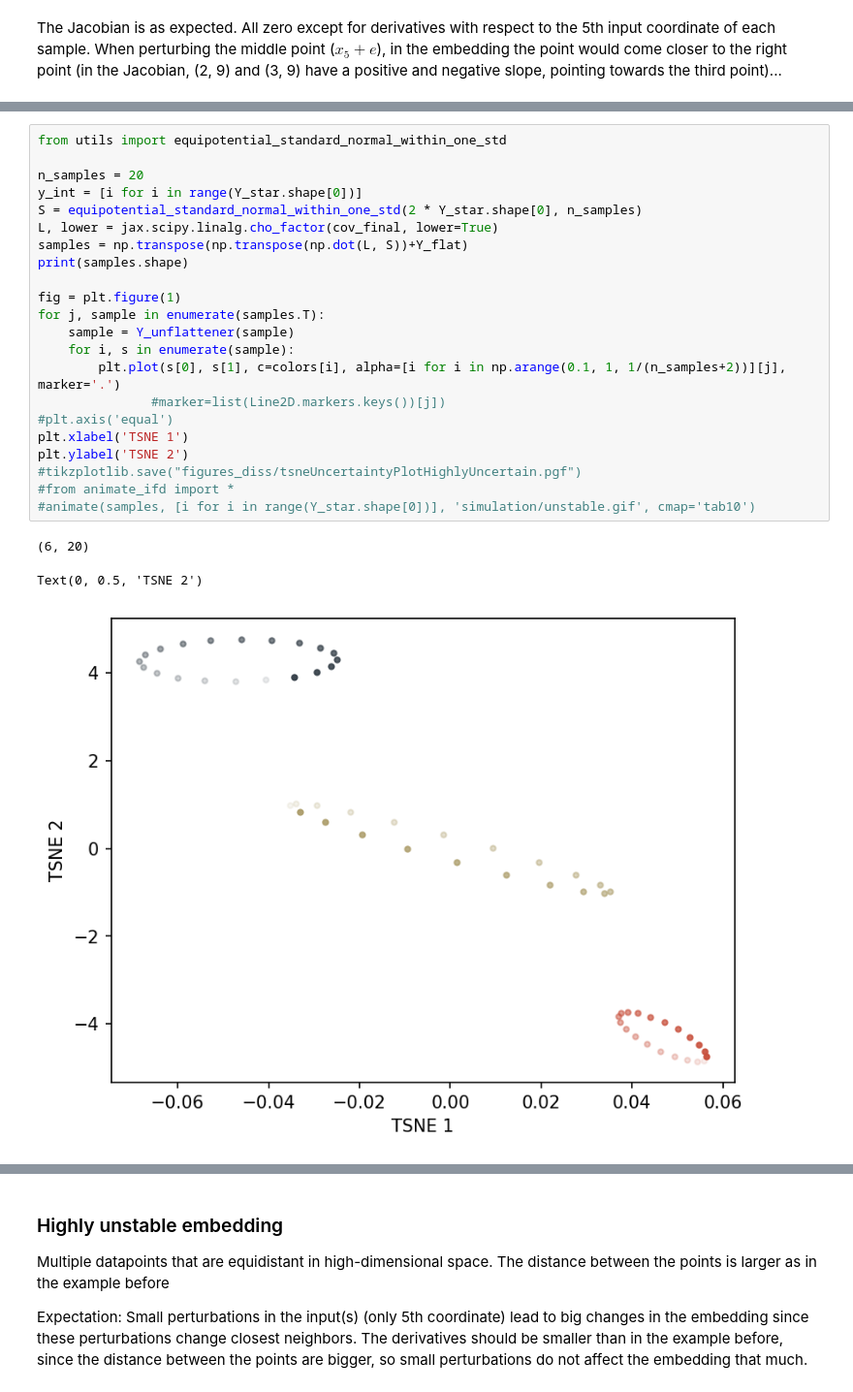
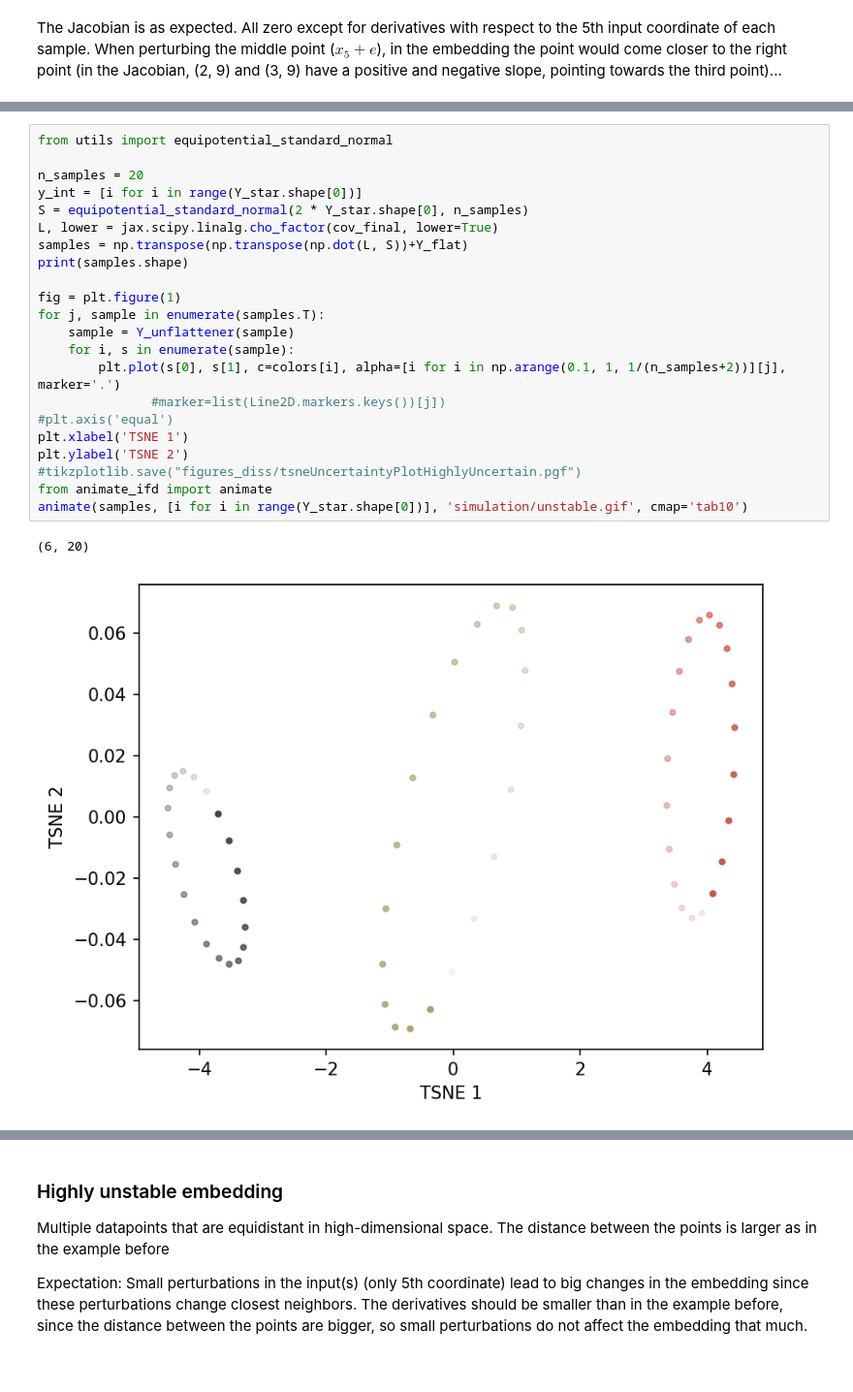
Before and after one commit to Integrative-Transcriptomics/tsne, a Jupyter notebook: diss/simulation.ipynb, the cells around one changed output, grey strips where cells are left out. Shown at 97% size. Cells and saved outputs as stored; diff of their text form.

```diff
--- a/diss/simulation.ipynb
+++ b/diss/simulation.ipynb
@@ -99,26 +100,25 @@ plot_heatmap(cov_final, figsize=(4, 4))
 # %%
-from utils import equipotential_standard_normal_within_one_std
+from utils import equipotential_standard_normal
 
 n_samples = 20
 y_int = [i for i in range(Y_star.shape[0])]
-S = equipotential_standard_normal_within_one_std(2 * Y_star.shape[0], n_samples)
+S = equipotential_standard_normal(2 * Y_star.shape[0], n_samples)
 L, lower = jax.scipy.linalg.cho_factor(cov_final, lower=True)
 samples = np.transpose(np.transpose(np.dot(L, S))+Y_flat)
 print(samples.shape)
 
 fig = plt.figure(1)
 for j, sample in enumerate(samples.T):
     sample = Y_unflattener(sample)
     for i, s in enumerate(sample):
         plt.plot(s[0], s[1], c=colors[i], alpha=[i for i in np.arange(0.1, 1, 1/(n_samples+2))][j], marker='.')
                #marker=list(Line2D.markers.keys())[j])
 #plt.axis('equal')
 plt.xlabel('TSNE 1')
 plt.ylabel('TSNE 2')
 #tikzplotlib.save("figures_diss/tsneUncertaintyPlotHighlyUncertain.pgf")
-#from animate_ifd import *
-#animate(samples, [i for i in range(Y_star.shape[0])], 'simulation/unstable.gif', cmap='tab10')
+from animate_ifd import animate
+animate(samples, [i for i in range(Y_star.shape[0])], 'simulation/unstable.gif', cmap='tab10')
 # %% [output]
 (6, 20)
-Text(0, 0.5, 'TSNE 2')
-[figure, old version]
+[figure, new version]
```
Also changed, not shown: parts of 7 cells of this notebook, 13 other files.
